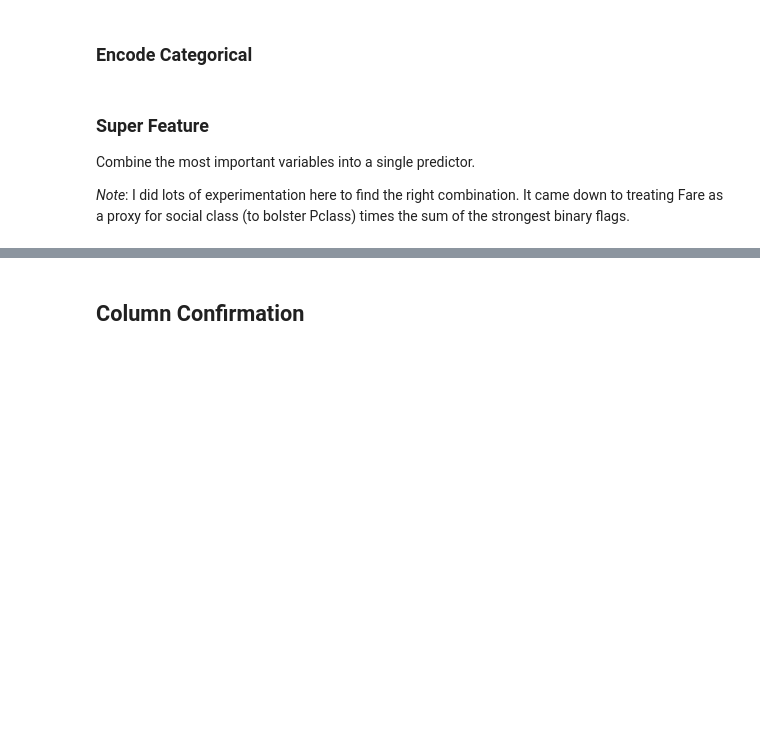
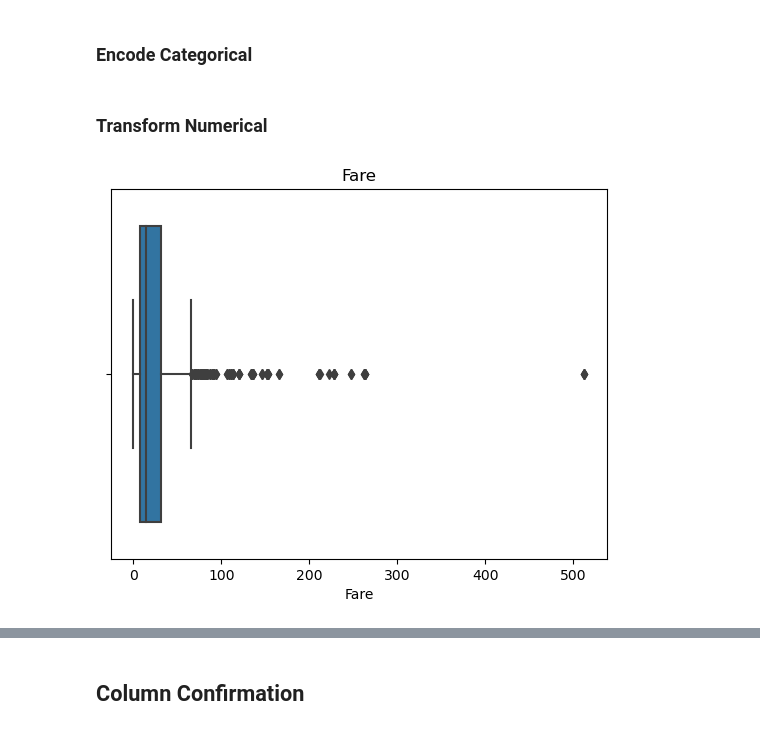
Before and after one commit to levimjoseph/kaggle-public, a Jupyter notebook: titanic-classification.ipynb, the cells around one changed output, grey strips where cells are left out. Saved outputs shown, nothing was run; the diff lists cells and outputs as text; code cells hidden in the pictures; blank space fills up the shorter version.

```diff
--- a/titanic-classification.ipynb
+++ b/titanic-classification.ipynb
@@ -527,4 +538,4 @@ Solo travelers have a much different outcome.
 # %%
 # create convert to binary
-train_df['travel_solo'] = train_df['family_size'].apply(lambda x: 1 if x==0 else 0)
-test_df['travel_solo'] = test_df['family_size'].apply(lambda x: 1 if x==0 else 0)
+train_df['travel_solo'] = train_df['family_size'].apply(lambda x: 1 if x==1 else 0)
+test_df['travel_solo'] = test_df['family_size'].apply(lambda x: 1 if x==1 else 0)
@@ -531,6 +544,8 @@ test_df['travel_solo'] = test_df['family_size'].apply(lambda x: 1 if x==0 else 0
+# %%
+# drop columns
+drop_col_list = ['Name', 'Ticket', 'Cabin', 'title']
+
+train_df.drop(drop_col_list, inplace=True, axis=1)
+test_df.drop(drop_col_list, inplace=True, axis=1)
 # %% [markdown]
 ### Encode Categorical
-# %%
-# create Sex convert to binary
-train_df['Sex'] = train_df['Sex'].apply(lambda x: 1 if x==0 else 0)
-test_df['Sex'] = test_df['Sex'].apply(lambda x: 1 if x==0 else 0)
@@ -543,6 +551,0 @@ test_df_ohe = pd.get_dummies(test_df, columns=dummy_list, drop_first=False)
-# %% [markdown]
-### Super Feature
-
-Combine the most important variables into a single predictor.
-
-*Note*: I did lots of experimentation here to find the right combination. It came down to treating Fare as a proxy for social class (to bolster Pclass) times the sum of the strongest binary flags.
@@ -551,0 +552,22 @@ Combine the most important variables into a single predictor.
+# %%
+# make dummies for the remainder
+dummy_perc_col_list = ['Pclass', 'Sex', 'Embarked', 'age_bucket', 'role', 'ship_location']
+
+# convert to dummy percentages for the remainder
+for col in dummy_perc_col_list:
+    col_agg_df = train_df.groupby(by=col).agg({"Survived" : 'mean'}).reset_index()
+    col_agg_df.columns = [col, f'{col}_survival']
+
+    train_df = pd.merge(train_df, col_agg_df, how='left', on=col)
+    test_df = pd.merge(test_df, col_agg_df, how='left', on=col)
+
+train_df.drop(dummy_perc_col_list, inplace=True, axis=1)
+test_df.drop(dummy_perc_col_list, inplace=True, axis=1)
+# %% [markdown]
+### Transform Numerical
+# %%
+# Fare
+sns.boxplot(x='Fare', data=train_df).set(title='Fare')
+plt.show()
+# %% [output]
+[figure, added]
```
Also changed, not shown: parts of 58 cells of this notebook.
